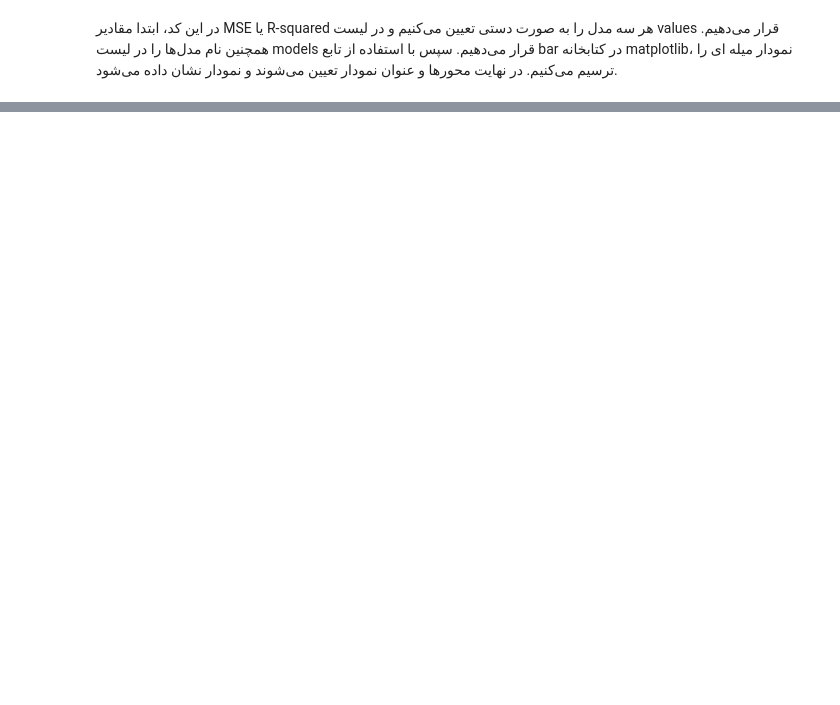
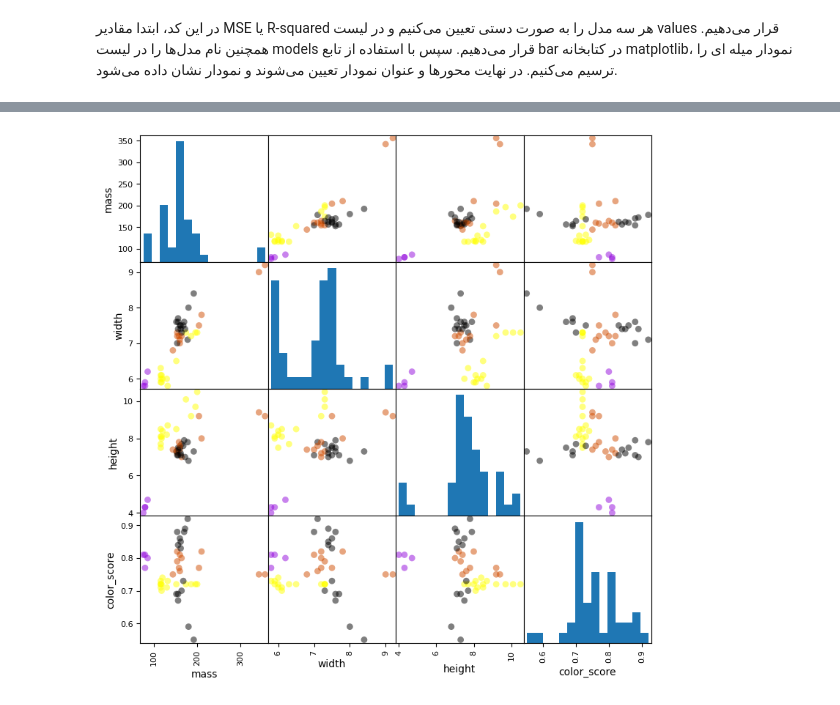
Before and after one commit to AmirNBA9/MachineLearning, a Jupyter notebook: Examin-Num01.ipynb, the cells around one changed output, grey strips where cells are left out. Drawn from its saved outputs; the diff is of its cells as text; code cells hidden in the pictures; blank space fills up the shorter version.

```diff
--- a/Examin-Num01.ipynb
+++ b/Examin-Num01.ipynb
@@ -481,0 +547,4 @@ plt.show()
+# %%
+fruits = pd.read_table('/content/drive/MyDrive/ML/fruit-data-with-colors.txt')
+
+fruits.head()
@@ -481,0 +586,12 @@ plt.show()
+# %%
+# Split the data into training and testing
+X = fruits[['mass', 'width', 'height', 'color_score']]
+y = fruits['fruit_label']
+X_train, X_test, y_train, y_test = train_test_split(X, y, random_state = 0)
+
+# plotting a scatter matrix
+from matplotlib import cm
+cmap = cm.get_cmap('gnuplot')
+scatter = pd.plotting.scatter_matrix(X_train, c = y_train, marker = 'o', s=40, hist_kwds={'bins':15}, figsize=(9,9), cmap = cmap)
+# %% [output]
+[figure, added]
```
Also changed, not shown: parts of 25 cells of this notebook.
